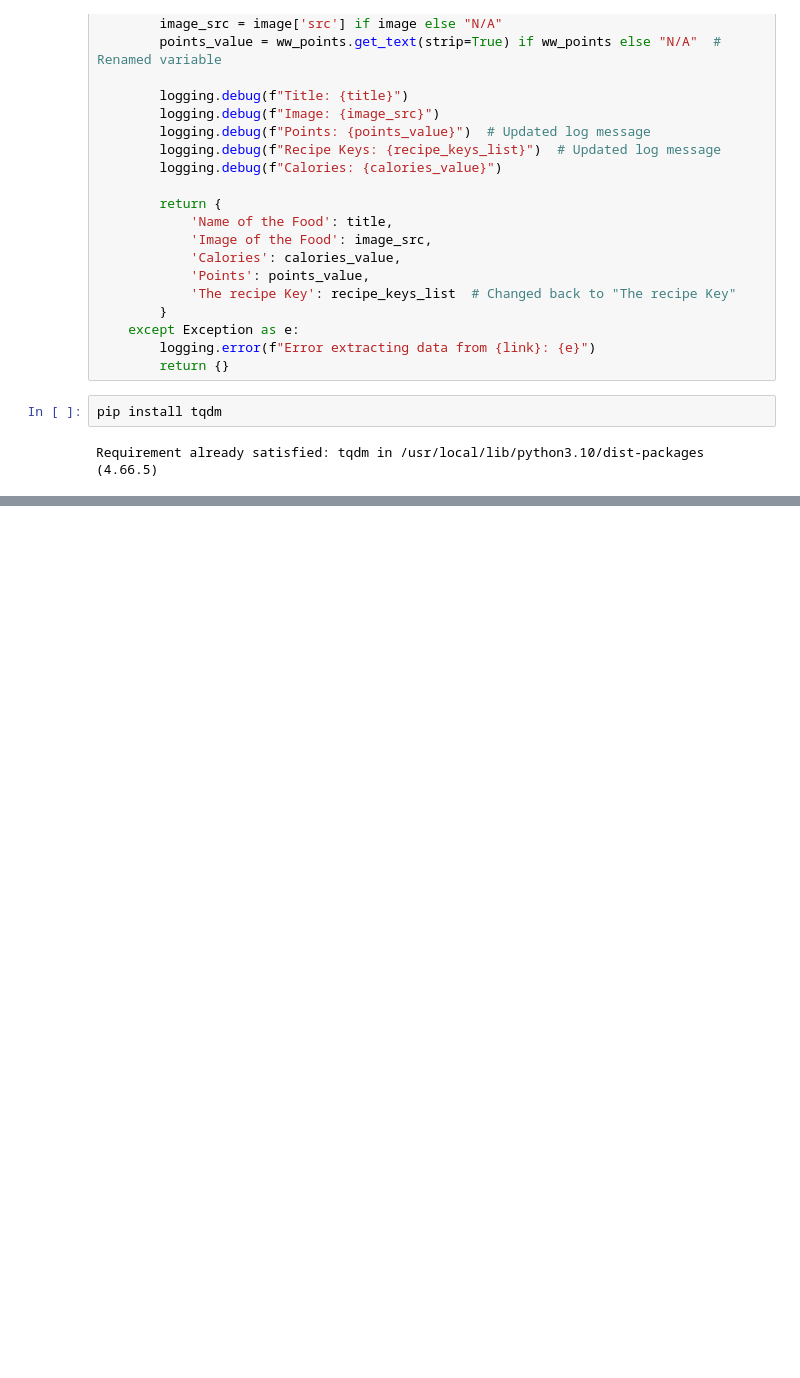
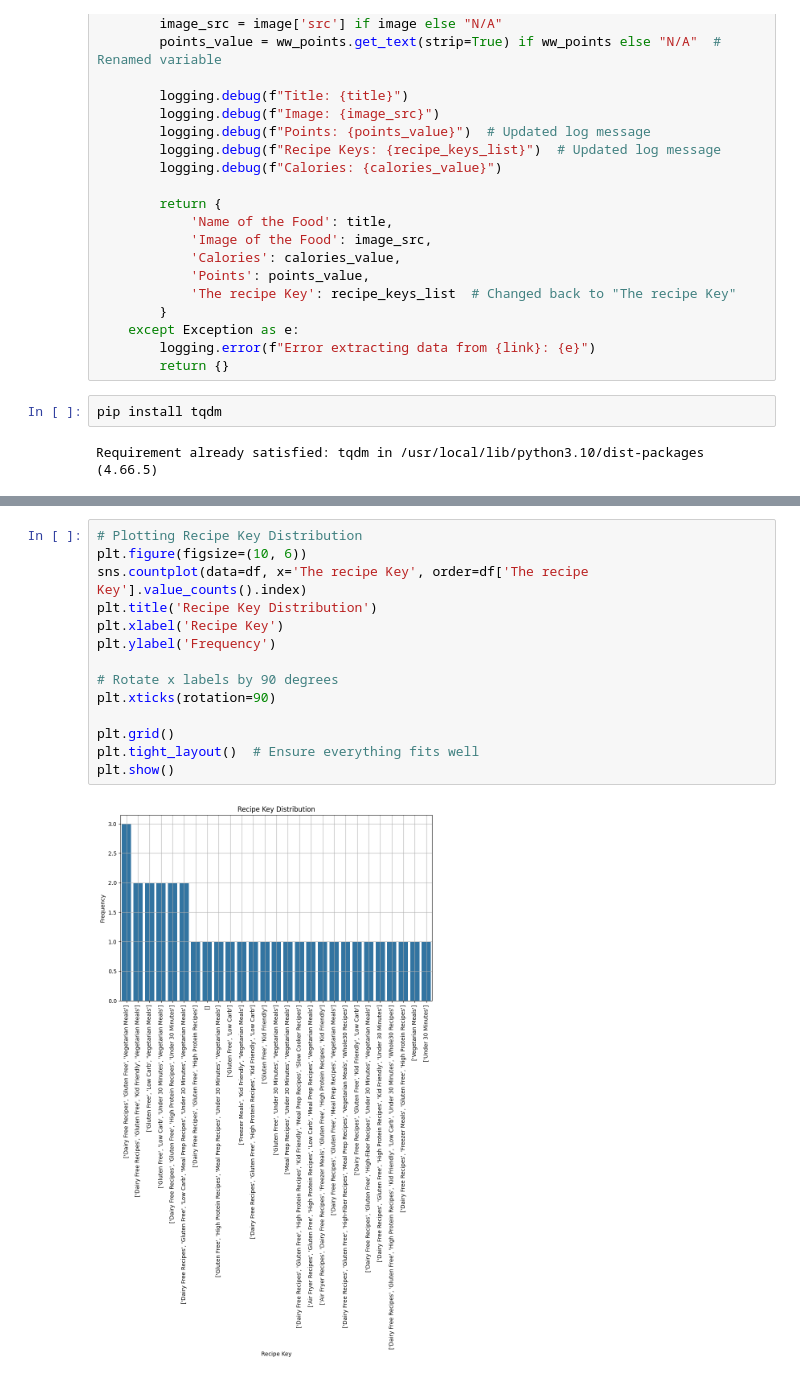
Before and after one commit to simulate111/Data-Science_2024, a Jupyter notebook: Mini Project 1 – What should I cook tonight.ipynb, the cells around one changed output, grey strips where cells are left out. Drawn from its saved outputs; the diff is of its cells as text; blank space fills up the shorter version.

```diff
--- a/Mini Project 1 – What should I cook tonight.ipynb
+++ b/Mini Project 1 – What should I cook tonight.ipynb
@@ -110,0 +159,16 @@ Total recipes collected: 17
+# %%
+# Plotting Recipe Key Distribution
+plt.figure(figsize=(10, 6))
+sns.countplot(data=df, x='The recipe Key', order=df['The recipe Key'].value_counts().index)
+plt.title('Recipe Key Distribution')
+plt.xlabel('Recipe Key')
+plt.ylabel('Frequency')
+
+# Rotate x labels by 90 degrees
+plt.xticks(rotation=90)
+
+plt.grid()
+plt.tight_layout()  # Ensure everything fits well
+plt.show()
+# %% [output]
+[figure, added]
```
Also changed, not shown: parts of 5 cells of this notebook.
